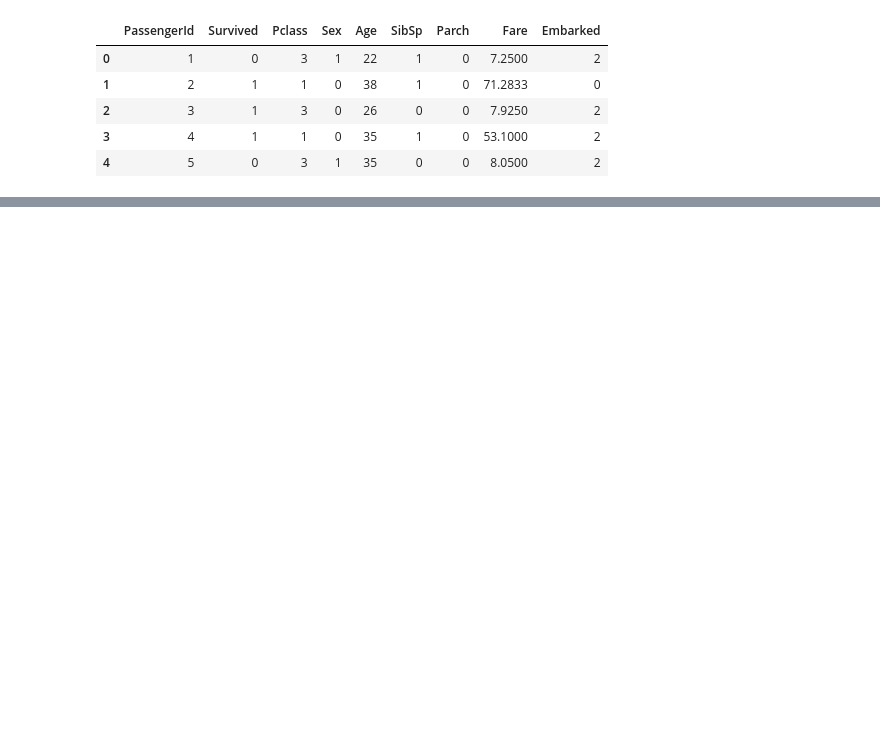
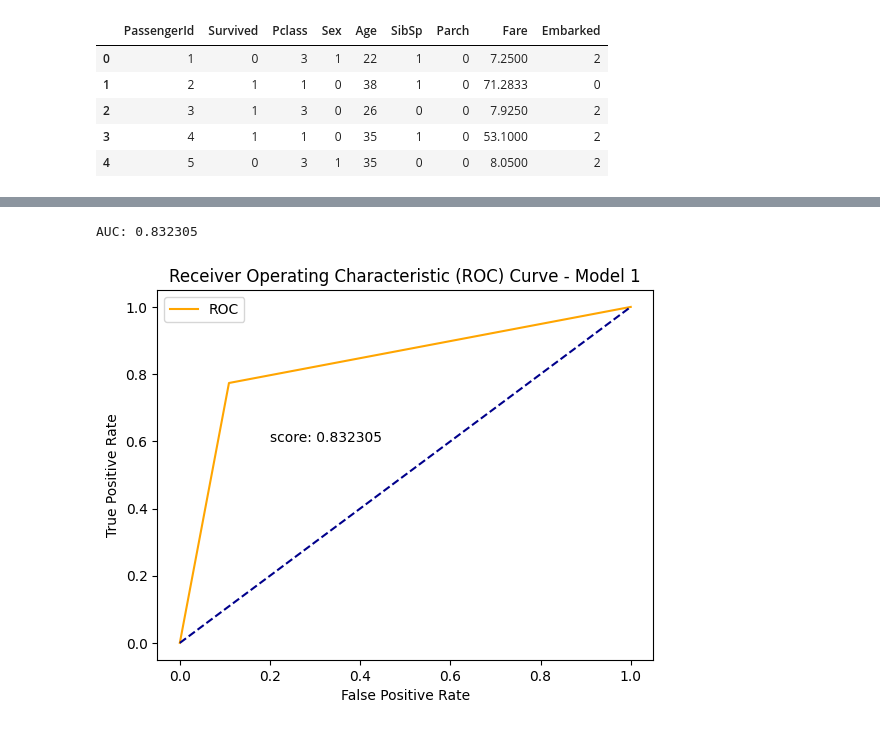
Before and after one commit to jujuju88/Titanic_LoR, a Jupyter notebook: preprocess.ipynb, the cells around one changed output, grey strips where cells are left out. Drawn from its saved outputs; the diff is of its cells as text; code cells hidden in the pictures; blank space fills up the shorter version.

```diff
--- a/preprocess.ipynb
+++ b/preprocess.ipynb
@@ -369,0 +479,19 @@ df.head()
+# %%
+## CALCULATE AUC
+auc = roc_auc_score(y_test, y_pred)
+print('AUC: %f' %auc)
+
+
+fpr, tpr = roc_curve(y_test, y_pred)[0:2]
+
+plt.plot(fpr, tpr, color='orange', label='ROC')
+plt.plot([0, 1], [0, 1], color='darkblue', linestyle='--')
+plt.xlabel('False Positive Rate')
+plt.ylabel('True Positive Rate')
+plt.title('Receiver Operating Characteristic (ROC) Curve - Model 1')
+plt.text(y= 0.6, x=0.2, s=f'score: {round(auc,6)}')
+plt.legend()
+plt.show()
+# %% [output]
+AUC: 0.832305
+[figure, added]
```
Also changed, not shown: parts of 47 cells of this notebook.
